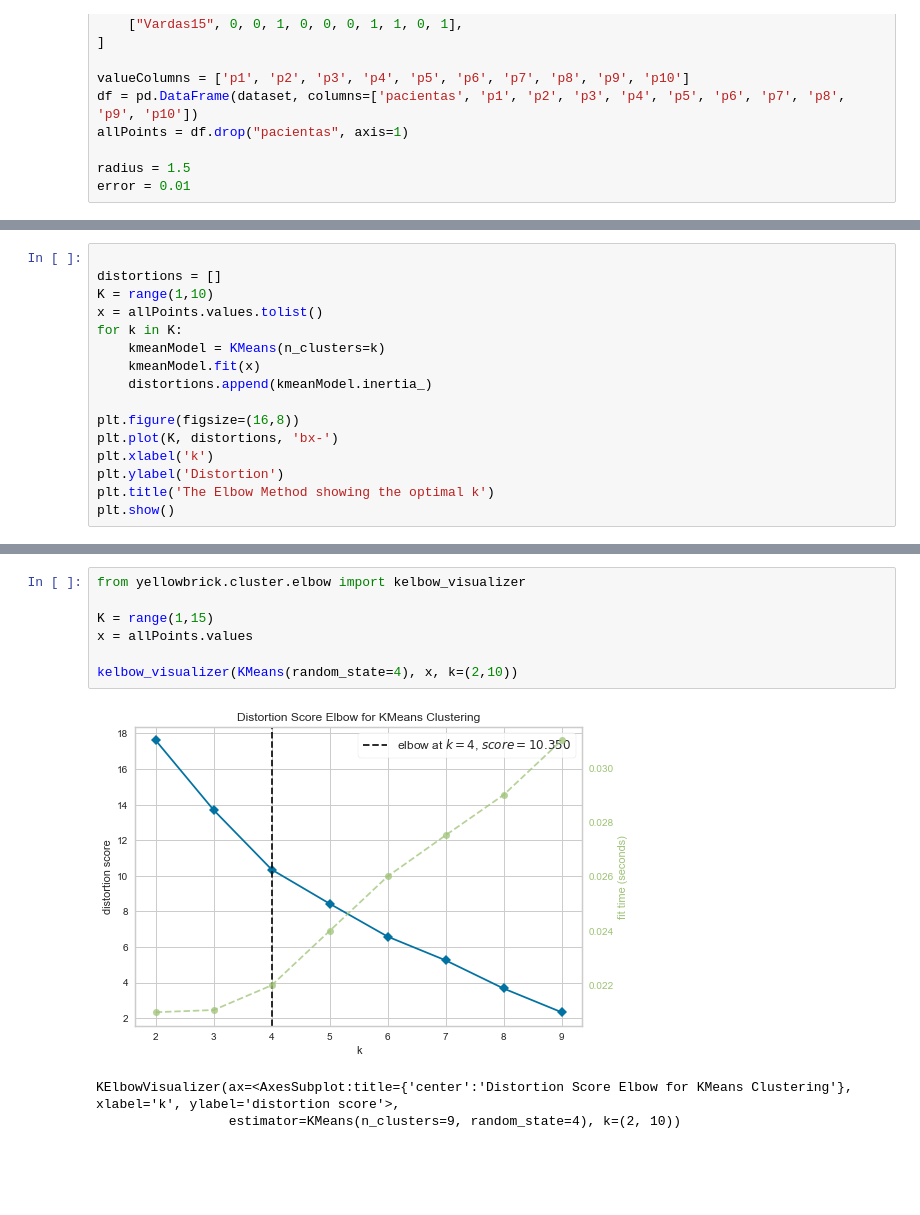
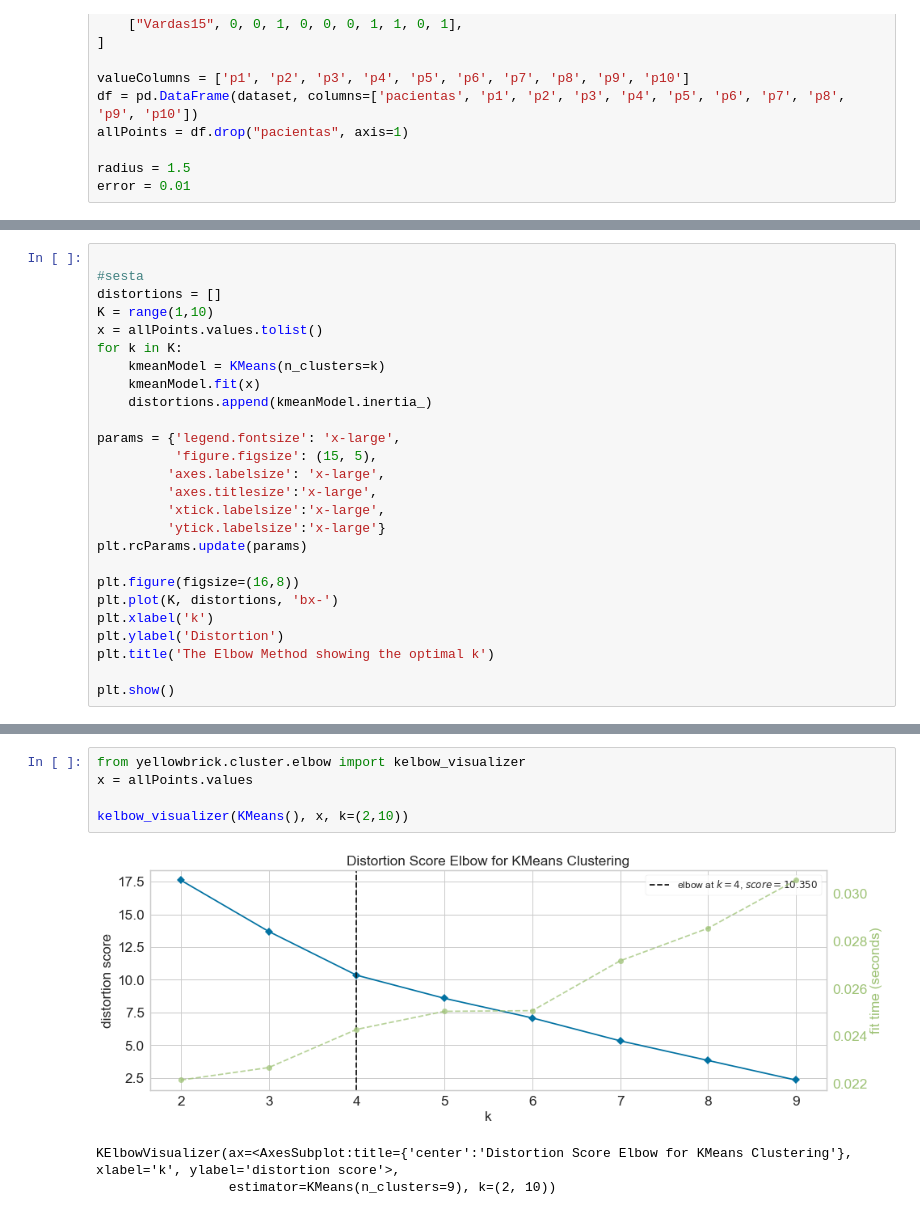
Before and after one commit to katinas15/masininis-paskaitos, a Jupyter notebook: antras.ipynb, the cells around one changed output, grey strips where cells are left out. Cells and saved outputs as stored; diff of their text form; blank space fills up the shorter version.

```diff
--- a/antras.ipynb
+++ b/antras.ipynb
@@ -307,5 +251,6 @@ print(clusters)
 # %%
 
+#sesta
 distortions = []
 K = range(1,10)
 x = allPoints.values.tolist()
@@ -314,10 +259,19 @@ for k in K:
     kmeanModel.fit(x)
     distortions.append(kmeanModel.inertia_)
 
+params = {'legend.fontsize': 'x-large',
+          'figure.figsize': (15, 5),
+         'axes.labelsize': 'x-large',
+         'axes.titlesize':'x-large',
+         'xtick.labelsize':'x-large',
+         'ytick.labelsize':'x-large'}
+plt.rcParams.update(params)
+
 plt.figure(figsize=(16,8))
 plt.plot(K, distortions, 'bx-')
 plt.xlabel('k')
 plt.ylabel('Distortion')
 plt.title('The Elbow Method showing the optimal k')
+
 plt.show()
 # %% [output]
@@ -325,14 +279,12 @@ plt.show()
 # %%
 from yellowbrick.cluster.elbow import kelbow_visualizer
-
-K = range(1,15)
 x = allPoints.values
 
-kelbow_visualizer(KMeans(random_state=4), x, k=(2,10))
+kelbow_visualizer(KMeans(), x, k=(2,10))
 # %% [output]
-[figure, old version]
+[figure, new version]
 KElbowVisualizer(ax=<AxesSubplot:title={'center':'Distortion Score Elbow for KMeans Clustering'}, xlabel='k', ylabel='distortion score'>,
-                 estimator=KMeans(n_clusters=9, random_state=4), k=(2, 10))
+                 estimator=KMeans(n_clusters=9), k=(2, 10))
 # %%
 #septinta
 x = allPoints.values.tolist()
```
Also changed, not shown: parts of 10 cells of this notebook.
